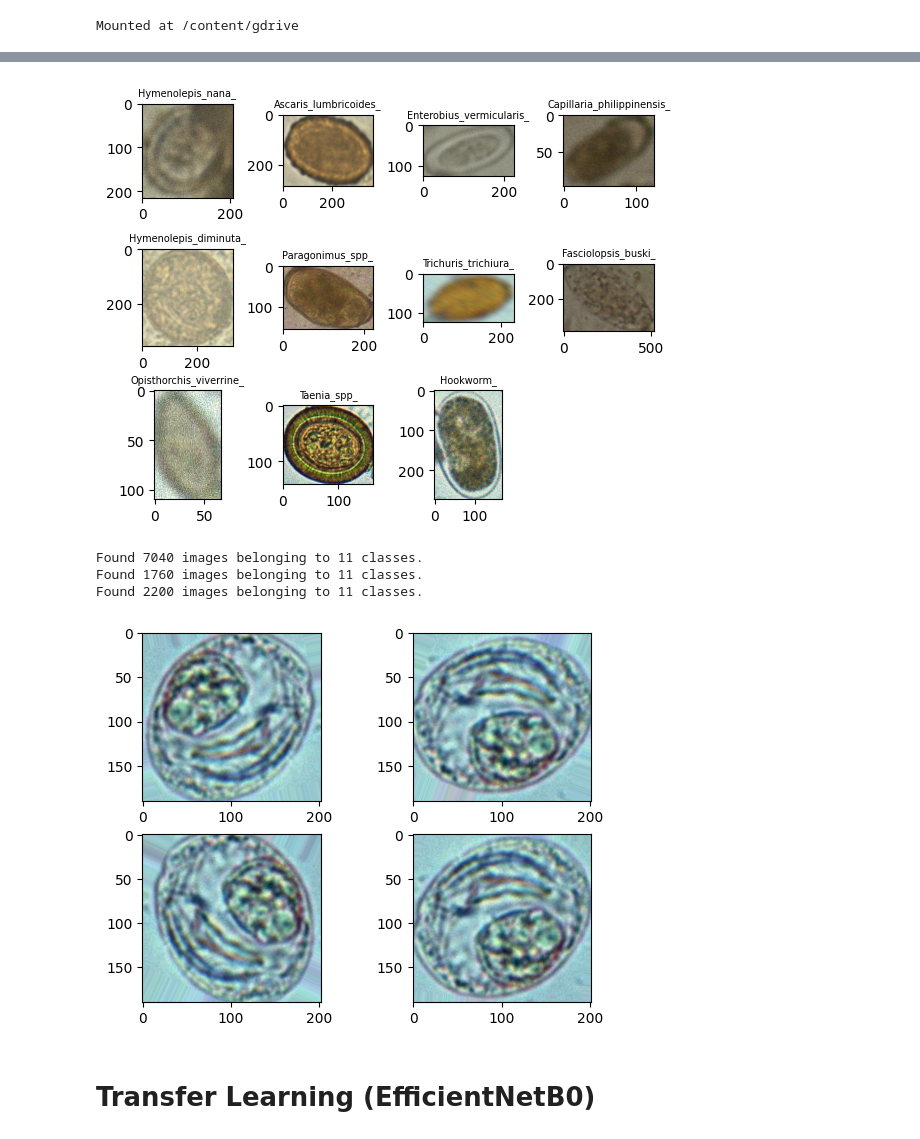
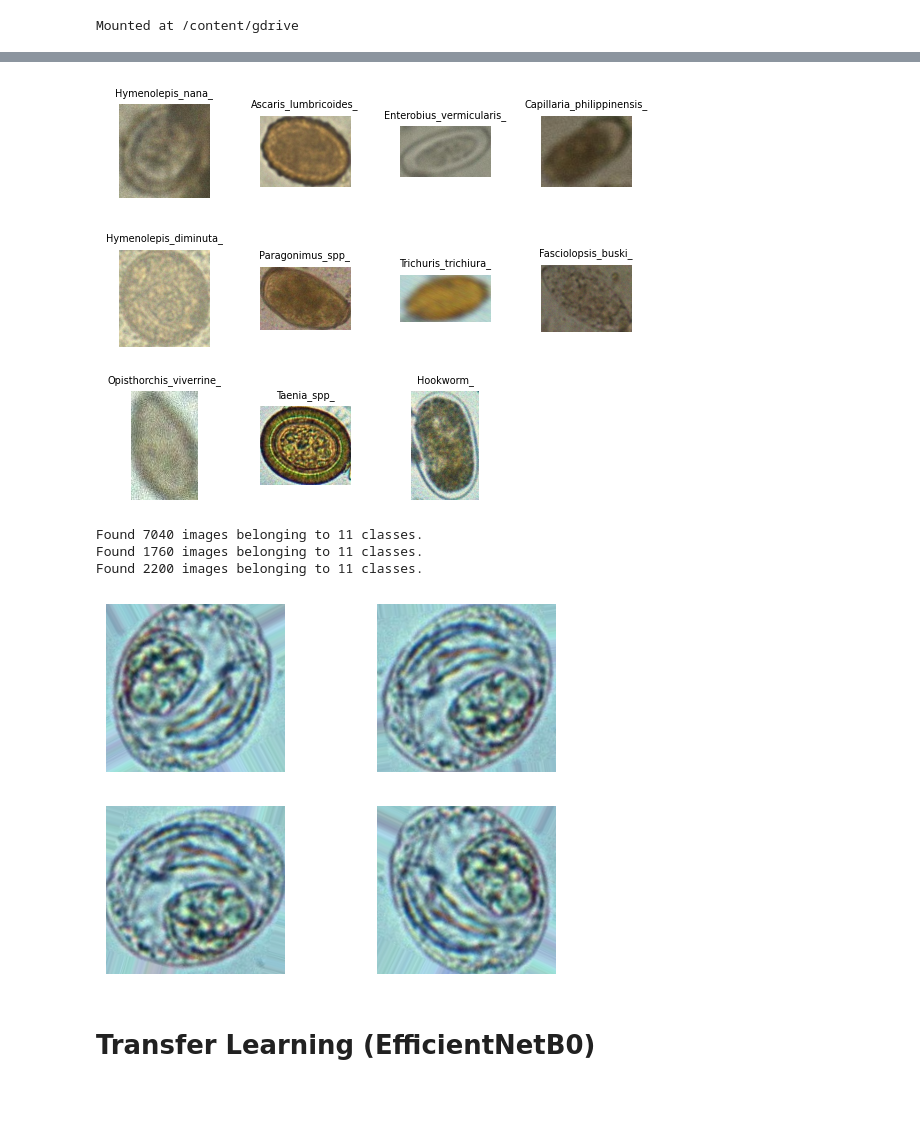
Before and after one commit to LonnyCox55/MSDS692_ParasiticInfectionCNN, a Jupyter notebook: src/main.ipynb, the cells around one changed output, grey strips where cells are left out. Cells and saved outputs as stored; diff of their text form; code cells hidden in the pictures; blank space fills up the shorter version.

```diff
--- a/src/main.ipynb
+++ b/src/main.ipynb
@@ -139,18 +143,19 @@ for category in ("Hymenolepis_nana_", "Ascaris_lumbricoides_", "Enterobius_vermi
   plt.subplot(3, 4, i)
   imgplot = plt.imshow(img)
   plt.title(category, fontsize=7)
+  plt.axis("off")
   i += 1
 plt.subplots_adjust(top=0.92, bottom=0.08, left=0.10, hspace=0.35, wspace=0.55)
 plt.show()
 # %% [output]
-[figure, old version]
+[figure, new version]
 # %%
 # Create image data generator for test data
-testDatagen = ImageDataGenerator(rescale=1./255) # Just normalize pixels for test data, no augmentation
+testDatagen = ImageDataGenerator() # No augmentation
 
 # Create image data generator for training data using Keras data augmentation techniques
 trainDatagen = ImageDataGenerator(
-    rescale=1./255,          # Normalize the pixel data so values are between 0 and 1 instead of 0 and 255
+    #rescale=1./255,          # Normalize the pixel data so values are between 0 and 1 instead of 0 and 255
     rotation_range=30,       # Rotate the images randomly up to 30 degrees
     shear_range=0.1,         # Shear image up to 10%
     horizontal_flip=True,    # Flip image horizontally
@@ -184,21 +189,22 @@ Found 2200 images belonging to 11 classes.
 # %%
 # Demonstrate the data augmentation using the first image of Hymenolepis nana from training set
 hymenoNanaDir = os.path.join(trainDir, "Hymenolepis_nana_")
 img = image.load_img(os.path.join(hymenoNanaDir, os.listdir(hymenoNanaDir)[0]))
 imgArr = image.img_to_array(img)
 imgArr = imgArr.reshape((1,) + imgArr.shape)
 
 # Plot the first 4 augmented versions of the image
 i = 1
 for batch in trainDatagen.flow(imgArr, batch_size=1):
     plt.subplot(2, 2, i)
     imgplot = plt.imshow(image.array_to_img(batch[0]))
+    plt.axis("off")
     i += 1
     if i == 5:
         break
 plt.show()
 # %% [output]
-[figure, old version]
+[figure, new version]
 # %%
 # Build a plotting function
 def plot_history():
```
Also changed, not shown: parts of 4 cells of this notebook.
